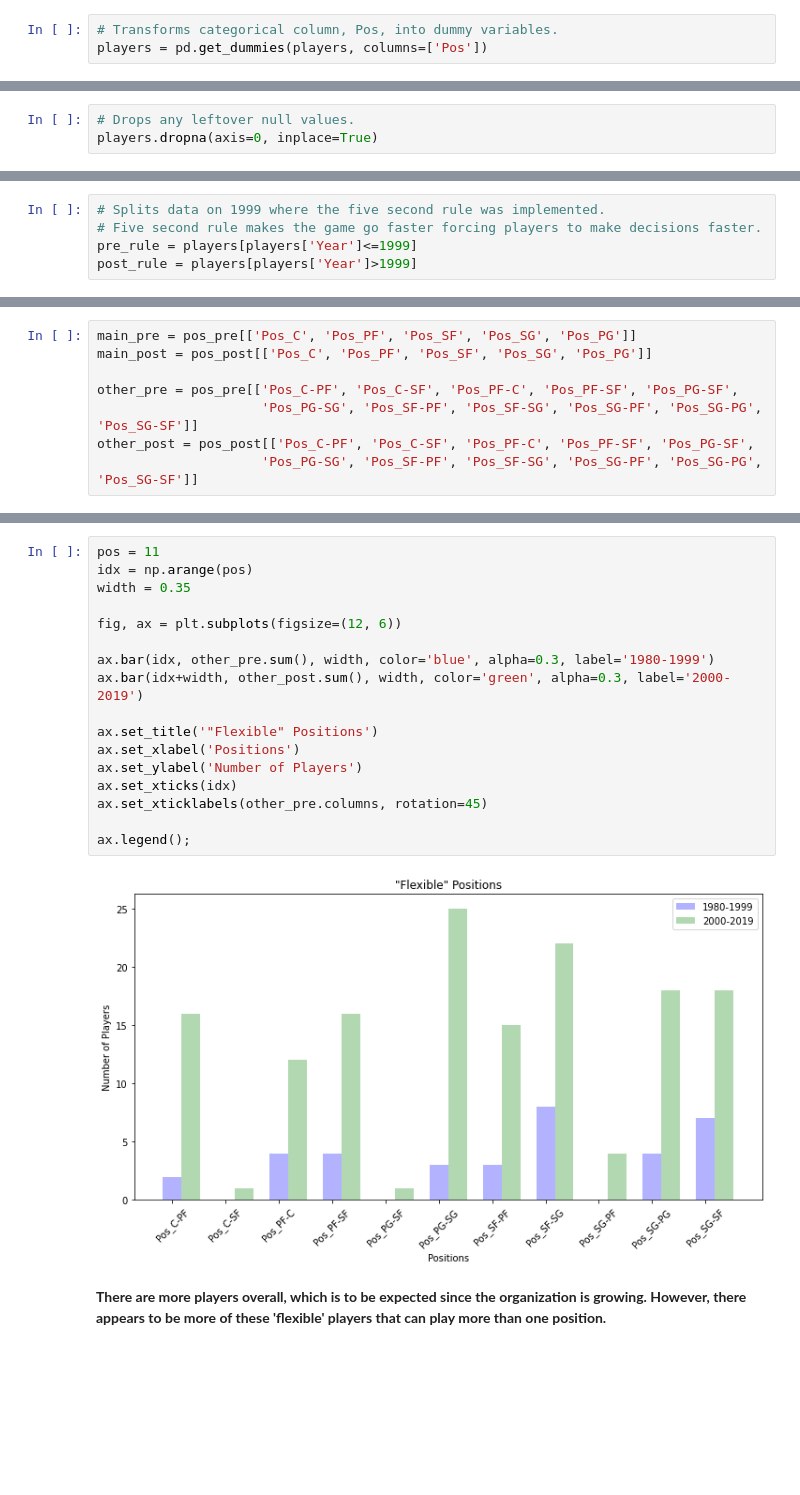
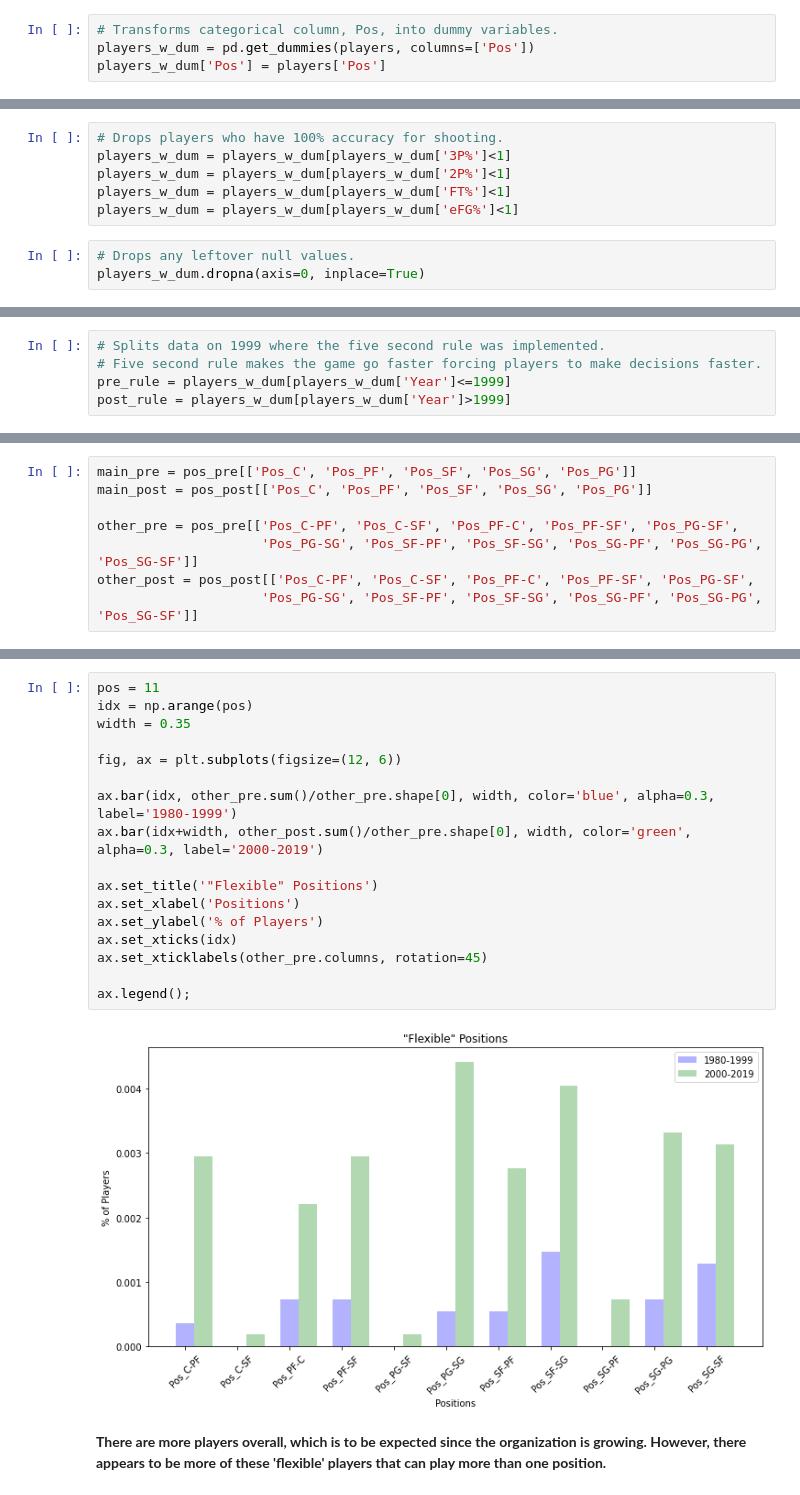
Before and after one commit to kaciewebster/nba-player-clustering, a Jupyter notebook: src/nba-player.ipynb, the cells around one changed output, grey strips where cells are left out. Saved outputs shown, nothing was run; the diff lists cells and outputs as text; blank space fills up the shorter version.

```diff
--- a/src/nba-player.ipynb
+++ b/src/nba-player.ipynb
@@ -139,6 +145,7 @@ players['eFG%'] = (players['FG'] + 0.5*players['3P'])/players['FGA']
 players['Year'] = players['Year'].astype(int)
 # %%
 # Transforms categorical column, Pos, into dummy variables.
-players = pd.get_dummies(players, columns=['Pos'])
+players_w_dum = pd.get_dummies(players, columns=['Pos'])
+players_w_dum['Pos'] = players['Pos']
 # %%
 # Shape of new dataframe.
@@ -148,3 +155,9 @@ players.shape
+# %%
+# Drops players who have 100% accuracy for shooting.
+players_w_dum = players_w_dum[players_w_dum['3P%']<1]
+players_w_dum = players_w_dum[players_w_dum['2P%']<1]
+players_w_dum = players_w_dum[players_w_dum['FT%']<1]
+players_w_dum = players_w_dum[players_w_dum['eFG%']<1]
 # %%
 # Drops any leftover null values.
-players.dropna(axis=0, inplace=True)
+players_w_dum.dropna(axis=0, inplace=True)
@@ -167,8 +180,8 @@ players
 # %%
 # Splits data on 1999 where the five second rule was implemented.
 # Five second rule makes the game go faster forcing players to make decisions faster.
-pre_rule = players[players['Year']<=1999]
-post_rule = players[players['Year']>1999]
+pre_rule = players_w_dum[players_w_dum['Year']<=1999]
+post_rule = players_w_dum[players_w_dum['Year']>1999]
 # %%
 pre_rule.shape
 # %% [output]
@@ -228,22 +241,22 @@ ax.legend();
 # %%
 pos = 11
 idx = np.arange(pos)
 width = 0.35
 
 fig, ax = plt.subplots(figsize=(12, 6))
 
-ax.bar(idx, other_pre.sum(), width, color='blue', alpha=0.3, label='1980-1999')
-ax.bar(idx+width, other_post.sum(), width, color='green', alpha=0.3, label='2000-2019')
+ax.bar(idx, other_pre.sum()/other_pre.shape[0], width, color='blue', alpha=0.3, label='1980-1999')
+ax.bar(idx+width, other_post.sum()/other_pre.shape[0], width, color='green', alpha=0.3, label='2000-2019')
 
 ax.set_title('"Flexible" Positions')
 ax.set_xlabel('Positions')
-ax.set_ylabel('Number of Players')
+ax.set_ylabel('% of Players')
 ax.set_xticks(idx)
 ax.set_xticklabels(other_pre.columns, rotation=45)
 
 ax.legend();
 # %% [output]
-[figure, old version]
+[figure, new version]
 # %% [markdown]
 __There are more players overall, which is to be expected since the organization is growing. However, there appears to be more of these 'flexible' players that can play more than one position.__
 # %% [markdown]
```
Also changed, not shown: parts of 58 cells of this notebook.
